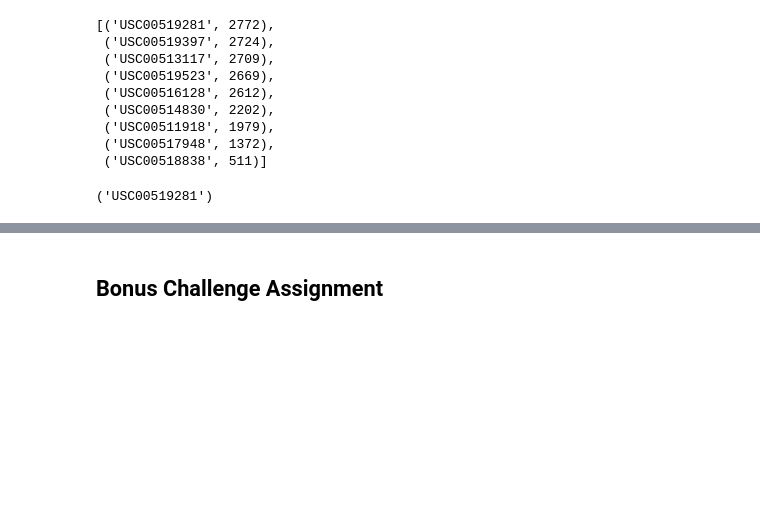
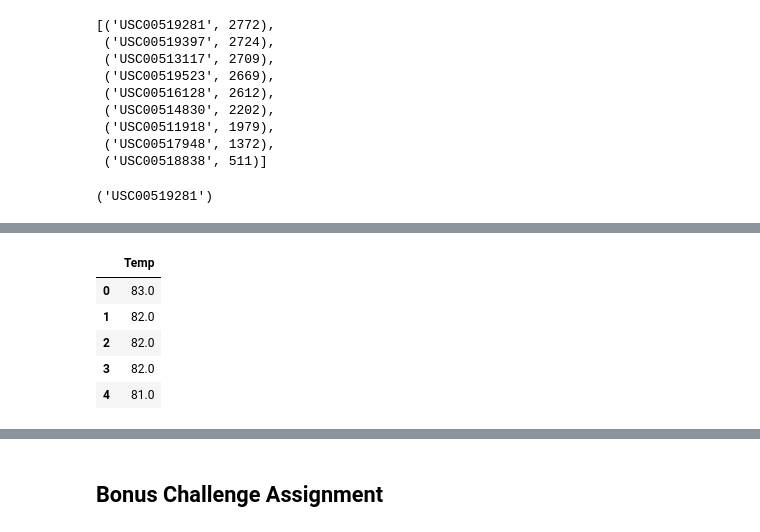
Before and after one commit to HaifaNajdawi/SQLAlchemy_climate_analysis_on_Honolulu-_Hawaii, a Jupyter notebook: climate_starter.ipynb, the cells around one changed output, grey strips where cells are left out. Drawn from its saved outputs; the diff is of its cells as text; code cells hidden in the pictures; blank space fills up the shorter version.

```diff
--- a/climate_starter.ipynb
+++ b/climate_starter.ipynb
@@ -181,0 +228,10 @@ highest_number_of_observation
+# %%
+temp_df=pd.DataFrame(date_tobs_query,columns=["Temp"])
+temp_df.head()
+# %% [output]
+|  | Temp |
+| 0 | 83.0 |
+| 1 | 82.0 |
+| 2 | 82.0 |
+| 3 | 82.0 |
+| 4 | 81.0 |
```
Also changed, not shown: parts of 8 cells of this notebook.
